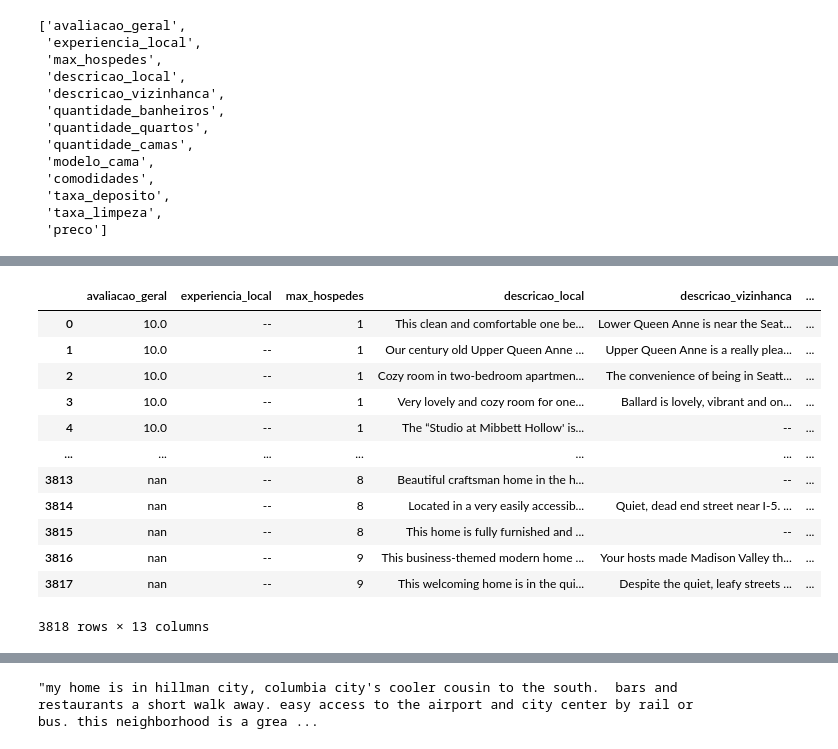
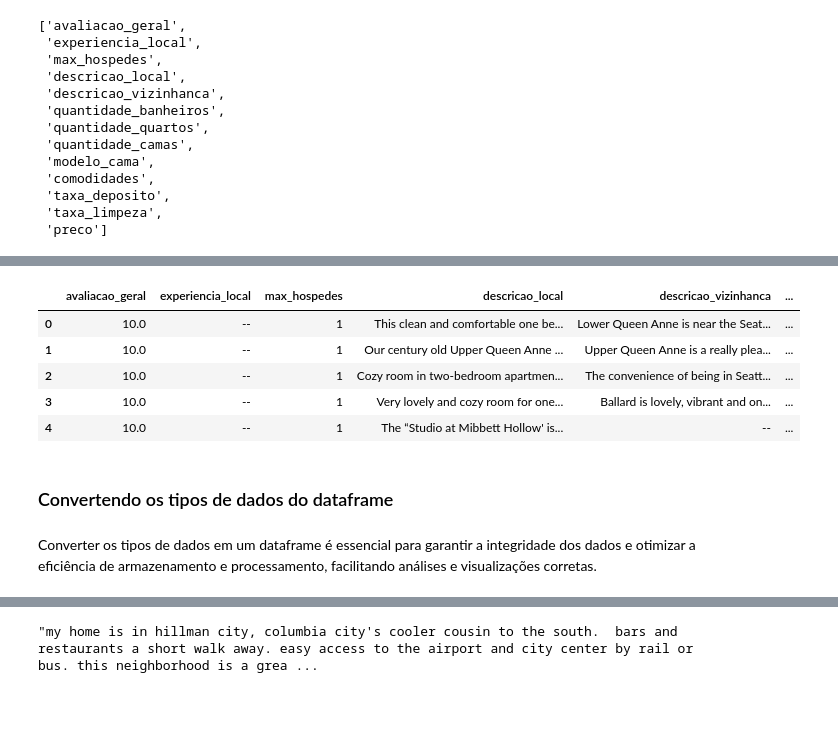
Before and after one commit to rodrigoceezar/manipulacao_e_transformacao_dados_Pandas, a Jupyter notebook: alugel_imoveis.ipynb, the cells around one changed output, grey strips where cells are left out. Cells and saved outputs as stored; diff of their text form; code cells hidden in the pictures; blank space fills up the shorter version.

```diff
--- a/alugel_imoveis.ipynb
+++ b/alugel_imoveis.ipynb
@@ -63,21 +74,19 @@ dados
 # %%
+#Resetando os valores do index
 dados.reset_index(inplace=True, drop=True)
 
-dados
+dados.head()
 # %% [output]
 |  | avaliacao_geral | experiencia_local | max_hospedes | descricao_local | descricao_vizinhanca | ... |
 | 0 | 10.0 | -- | 1 | This clean and comfortable one be... | Lower Queen Anne is near the Seat... | ... |
 | 1 | 10.0 | -- | 1 | Our century old Upper Queen Anne ... | Upper Queen Anne is a really plea... | ... |
 | 2 | 10.0 | -- | 1 | Cozy room in two-bedroom apartmen... | The convenience of being in Seatt... | ... |
 | 3 | 10.0 | -- | 1 | Very lovely and cozy room for one... | Ballard is lovely, vibrant and on... | ... |
 | 4 | 10.0 | -- | 1 | The “Studio at Mibbett Hollow' is... | -- | ... |
-| ... | ... | ... | ... | ... | ... | ... |
-| 3813 | nan | -- | 8 | Beautiful craftsman home in the h... | -- | ... |
-| 3814 | nan | -- | 8 | Located in a very easily accessib... | Quiet, dead end street near I-5. ... | ... |
-| 3815 | nan | -- | 8 | This home is fully furnished and ... | -- | ... |
-| 3816 | nan | -- | 9 | This business-themed modern home ... | Your hosts made Madison Valley th... | ... |
-| 3817 | nan | -- | 9 | This welcoming home is in the qui... | Despite the quiet, leafy streets ... | ... |
-3818 rows × 13 columns
+# %% [markdown]
+### Convertendo os tipos de dados do dataframe
+# %% [markdown]
+Converter os tipos de dados em um dataframe é essencial para garantir a integridade dos dados e otimizar a eficiência de armazenamento e processamento, facilitando análises e visualizações corretas.
 # %%
 dados.info()
 # %% [output]
```
Also changed, not shown: parts of 44 cells of this notebook.
